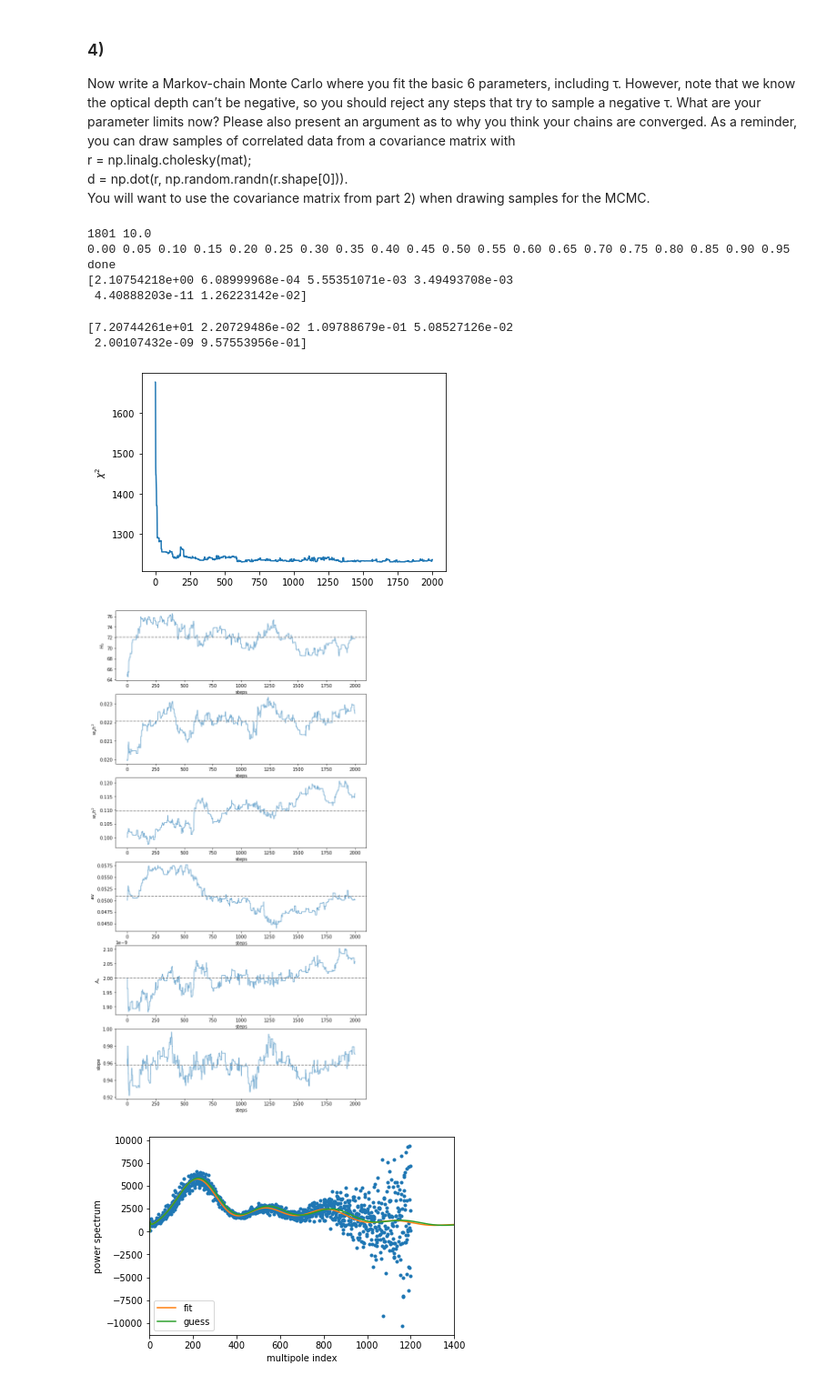
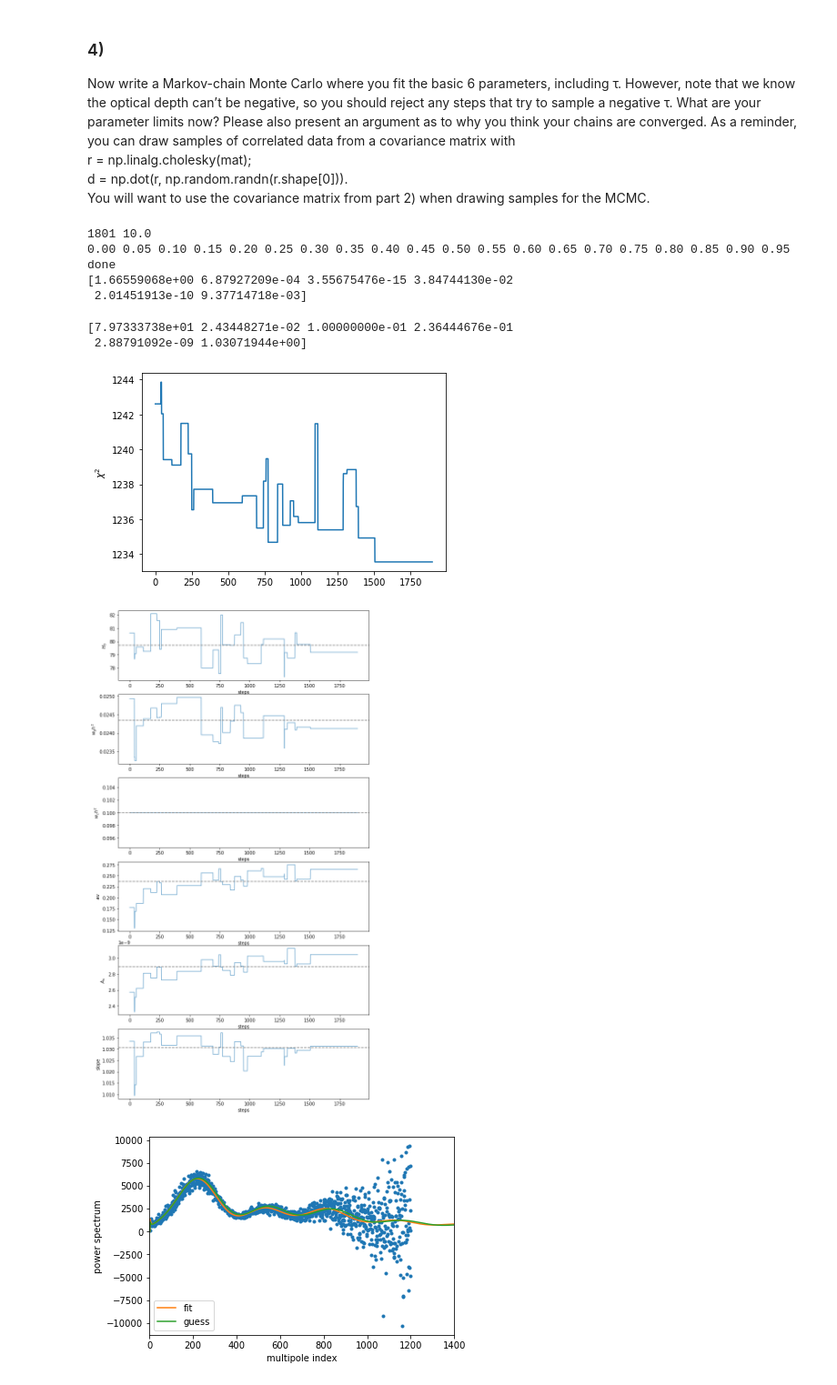
Before and after one commit to eklem1/Phys512_EK, a Jupyter notebook: PS3/3_MCMC.ipynb, the cells around one changed output. Shown at 91% size. Drawn from its saved outputs; the diff is of its cells as text; code cells hidden in the pictures.

```diff
--- a/PS3/3_MCMC.ipynb
+++ b/PS3/3_MCMC.ipynb
@@ -26,6 +26,13 @@ plt.ylabel("power spectrum")
 plt.show()
 # %% [output]
 [figure]
+# %%
+covA = [[ 2.10546093e+01, -2.61669024e-03,  1.31476818e-32 ,-4.51094438e-02,  -5.78012108e-10,  2.63348290e-03],
+ [-2.61669024e-03,  4.31077038e-06 , 5.13581319e-35 , 4.77872614e-05,   4.00126080e-13 , 3.54839563e-05],
+ [ 1.31476818e-32,  5.13581319e-35,  1.92592994e-34  ,1.54074396e-34,   1.33926765e-42 , 1.43802769e-33],
+ [-4.51094438e-02,  4.77872614e-05  ,1.54074396e-34 , 2.95937374e-03,   1.59915831e-11 , 7.85116039e-04],
+ [-5.78012108e-10  ,4.00126080e-13  ,1.33926765e-42 , 1.59915831e-11,   9.58905556e-20,  4.78888784e-12],
+ [ 2.63348290e-03 , 3.54839563e-05  ,1.43802769e-33 , 7.85116039e-04,   4.78888784e-12  ,3.95123609e-04]]
 # %% [markdown]
 ### 4)
 Now write a Markov-chain Monte Carlo where you fit the basic 6 parameters, including τ. However, note that we know the optical depth can’t be negative, so you should reject any steps that try to sample a negative τ. What are your parameter limits now? Please also present an argument as to why you think your chains are converged. As a reminder, you can draw samples of correlated data from a covariance matrix with
@@ -67,10 +84,14 @@ def run_mcmc(pars, data, par_step, chifun, nstep=5000):
     chivec=np.zeros(nstep)
 
     chi_cur=chifun(data,pars)
+    L = np.linalg.cholesky(covA);
+# d = np.dot(r, np.random.randn(r.shape[0])).
 
     for i in range(nstep):
 
-        pars_trial=pars+np.random.randn(npar)*par_step
+#         pars_trial=pars+np.random.randn(npar)*par_step
+        pars_trial=pars+L@np.random.randn(npar) #for using corvar for steps
+
         chi_trial=chifun(data,pars_trial)
 
         #we now have chi^2 at our current location
@@ -112,38 +133,38 @@ print(pars_sigs_new)
 # %% [output]
 1801 10.0
 0.00 0.05 0.10 0.15 0.20 0.25 0.30 0.35 0.40 0.45 0.50 0.55 0.60 0.65 0.70 0.75 0.80 0.85 0.90 0.95 done
-[2.10754218e+00 6.08999968e-04 5.55351071e-03 3.49493708e-03
- 4.40888203e-11 1.26223142e-02]
+[1.66559068e+00 6.87927209e-04 3.55675476e-15 3.84744130e-02
+ 2.01451913e-10 9.37714718e-03]
 # %%
 pars_new=np.mean(chain[20:,:], axis=0)
 print(pars_new)
 
 variables = ['$H_0$', '$w_bh^2$', '$w_ch^2$', '$\tau$', '$A_s$', 'slope']
 
 paths = np.transpose(chain)
 
 # plt.semilogy(chivec)
-plt.plot(chivec)
+plt.plot(chivec[100:])
 
 plt.ylabel("$\chi^2$")
 plt.show()
 
 fig, ax = plt.subplots(6, 1, figsize=(10,20))
 axs = ax.flatten()
 
 for i, vchain in enumerate(paths):
-    axs[i].plot(vchain, alpha=0.6)
+    axs[i].plot(vchain[100:], alpha=0.6)
 #     axs[i].set_title(variables[i])
     axs[i].axhline(pars_new[i], color='grey', ls="--", label="std")
     axs[i].set_xlabel('steps')
     axs[i].set_ylabel(variables[i])
 
 plt.show()
 # %% [output]
-[7.20744261e+01 2.20729486e-02 1.09788679e-01 5.08527126e-02
- 2.00107432e-09 9.57553956e-01]
+[7.97333738e+01 2.43448271e-02 1.00000000e-01 2.36444676e-01
+ 2.88791092e-09 1.03071944e+00]
-[figure, old version]
+[figure, new version]
-[figure, old version]
+[figure, new version]
 # %%
 # plt.errorbar(wmap[:,0],wmap[:,1],wmap[:,2],fmt='*', alpha=0.1)
 plt.plot(wmap[:,0],wmap[:,1],'.')
```
Also changed, not shown: parts of 10 cells of this notebook, 2 other files.
